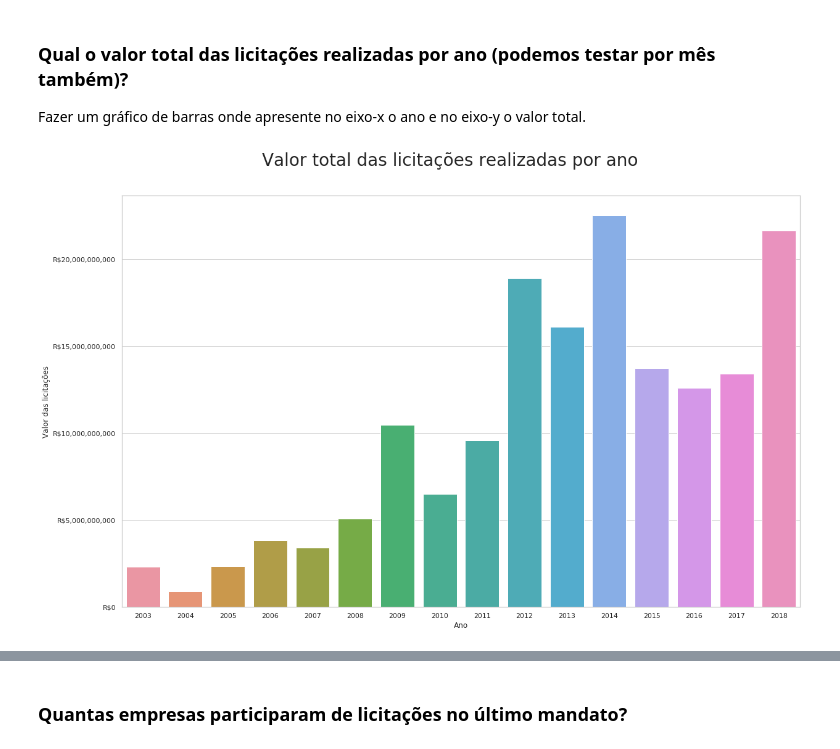
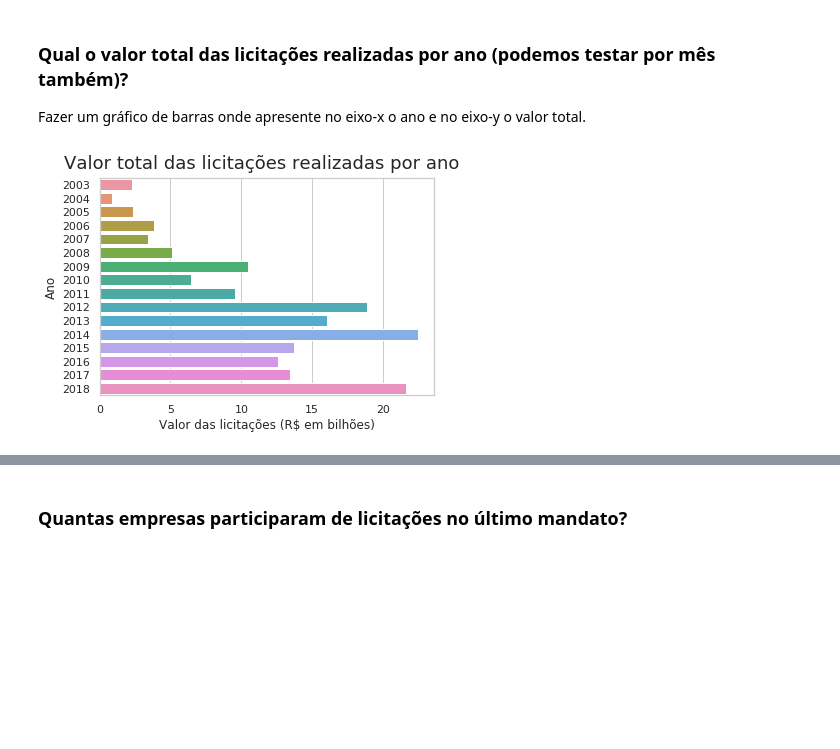
Before and after one commit to labdados/tec-cid, a Jupyter notebook: analise/expotec/expotec.ipynb, the cells around one changed output, grey strips where cells are left out. Saved outputs shown, nothing was run; the diff lists cells and outputs as text; code cells hidden in the pictures; blank space fills up the shorter version.

```diff
--- a/analise/expotec/expotec.ipynb
+++ b/analise/expotec/expotec.ipynb
@@ -78,11 +58,8 @@ mr = mais_recebeu[:10]
 sns.set(style="whitegrid")
 ax = sns.barplot(x="valor_ofertado", y="nome_proponente", data=mr, ci=None)
 figure = ax.get_figure()
-ax.set(xlabel='Valor recebido', ylabel='Empresas')
-fmt = 'R${x:,.0f}'
-tick = tkr.StrMethodFormatter(fmt)
-ax.xaxis.set_major_formatter(tick)
-figure.suptitle('Top 10 das empresas que mais \n receberam dinheiro em licitações no último mandato', y=0.96, fontsize=28)
-sns.set(rc={'figure.figsize':(19.7,12.27)})
+ax.set(xlabel='Valor recebido (R$ em bilhões)', ylabel='Empresas')
+ax.set_xticklabels(['{:,.0f}'.format(x) for x in ax.get_xticks()/1000000000])
+figure.suptitle('Top 10 das empresas que mais \n receberam dinheiro em licitações no último mandato', y=1.04, fontsize=18)
 figure.savefig('maisrecebeu.png', dpi=400, bbox_inches="tight")
 # %% [output]
@@ -140,11 +87,9 @@ Fazer um gráfico de barras onde apresente no eixo-x o ano e no eixo-y a quantid
 lic_prop_jur['year'] = pd.DatetimeIndex(lic_prop_jur['dt_Homologacao']).year
 ano = lic_prop_jur.year.value_counts().to_frame().reset_index().rename(columns = {"index" : "year", "year" : "qtd_lic_ano"}).astype(int)
 sns.set(style="whitegrid")
-ax = sns.barplot(x="year", y="qtd_lic_ano", data=ano, ci=None)
+ax = sns.barplot(x="qtd_lic_ano", y="year", data=ano, ci=None, orient='h')
 figure = ax.get_figure()
-sns.set(rc={'figure.figsize':(19.7,12.27)})
-ax.set(xlabel='Ano', ylabel='Quantidade de licitações')
-#ax.get_yaxis().set_major_formatter(tkr.FuncFormatter(lambda x, p: format(int(x), '.')))
-figure.suptitle('Quantidade total de licitações realizadas por ano', y=0.96, fontsize=28)
-figure.savefig('lic_ano.png', dpi=400, bbox_inches="tight")
+ax.set(xlabel='Quantidade das licitações', ylabel='Ano')
+figure.suptitle('Quantidade total das licitações realizadas por ano', y=0.96, fontsize=18)
+figure.savefig('qtd_lic_ano.png', dpi=400, bbox_inches="tight")
 # %% [output]
@@ -176,15 +101,13 @@ Fazer um gráfico de barras onde apresente no eixo-x o ano e no eixo-y o valor t
 # %%
 lic_prop_jur['year'] = lic_prop_jur.year.astype('Int64')
 valor_lic_ano = lic_prop_jur.groupby(['year'])['vl_Licitacao']
 v = valor_lic_ano.sum().to_frame().reset_index().rename(columns = {"index" : "year", "vl_Licitacao" : "valor"})
 sns.set(style="whitegrid")
-ax = sns.barplot(x="year", y="valor", data=v, ci=None)
+ax = sns.barplot(y="year", x="valor", data=v, ci=None, orient='h')
 figure = ax.get_figure()
-ax.set(xlabel='Ano', ylabel='Valor das licitações')
-fmt = 'R${x:,.0f}'
-tick = tkr.StrMethodFormatter(fmt)
-ax.yaxis.set_major_formatter(tick)
-figure.suptitle('Valor total das licitações realizadas por ano', y=0.96, fontsize=28)
+ax.set(ylabel='Ano', xlabel='Valor das licitações (R$ em bilhões)')
+ax.set_xticklabels(['{:,.0f}'.format(x) for x in ax.get_xticks()/1000000000])
+figure.suptitle('Valor total das licitações realizadas por ano', y=0.96, fontsize=18)
 figure.savefig('valor_lic_ano.png', dpi=400, bbox_inches="tight")
 # %% [output]
-[figure, old version]
+[figure, new version]
```
Also changed, not shown: parts of 14 cells of this notebook, 8 other files.
